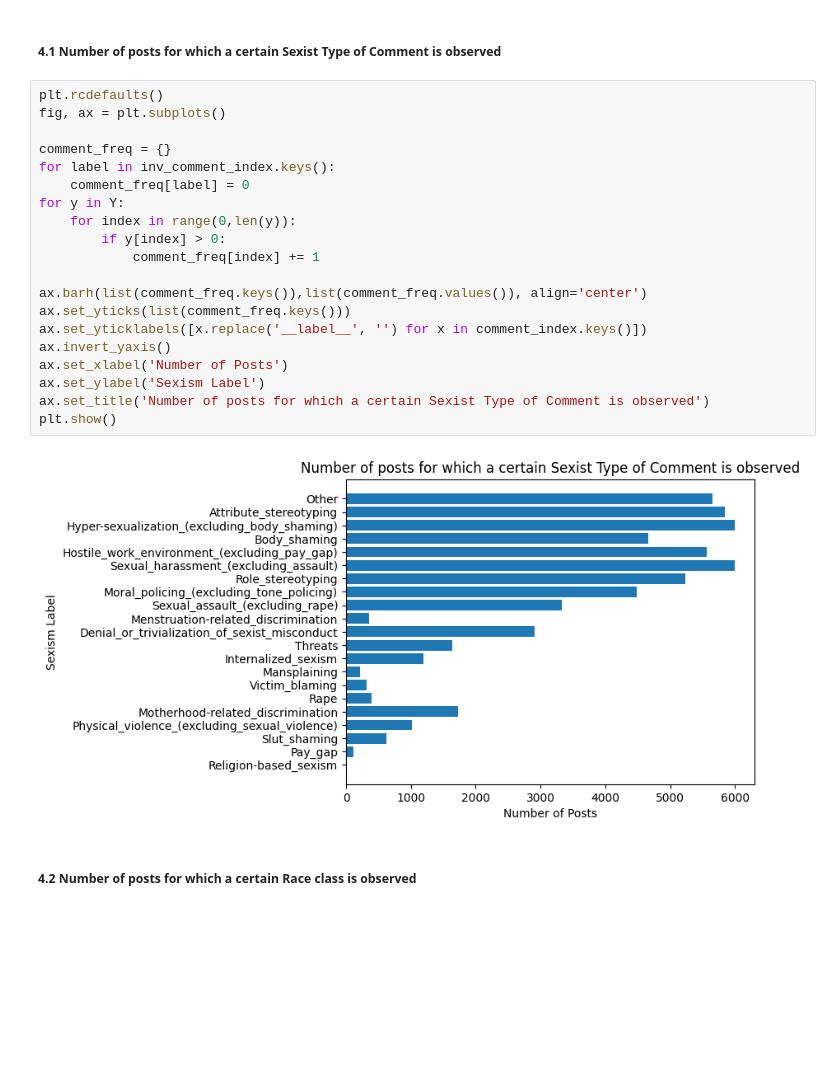
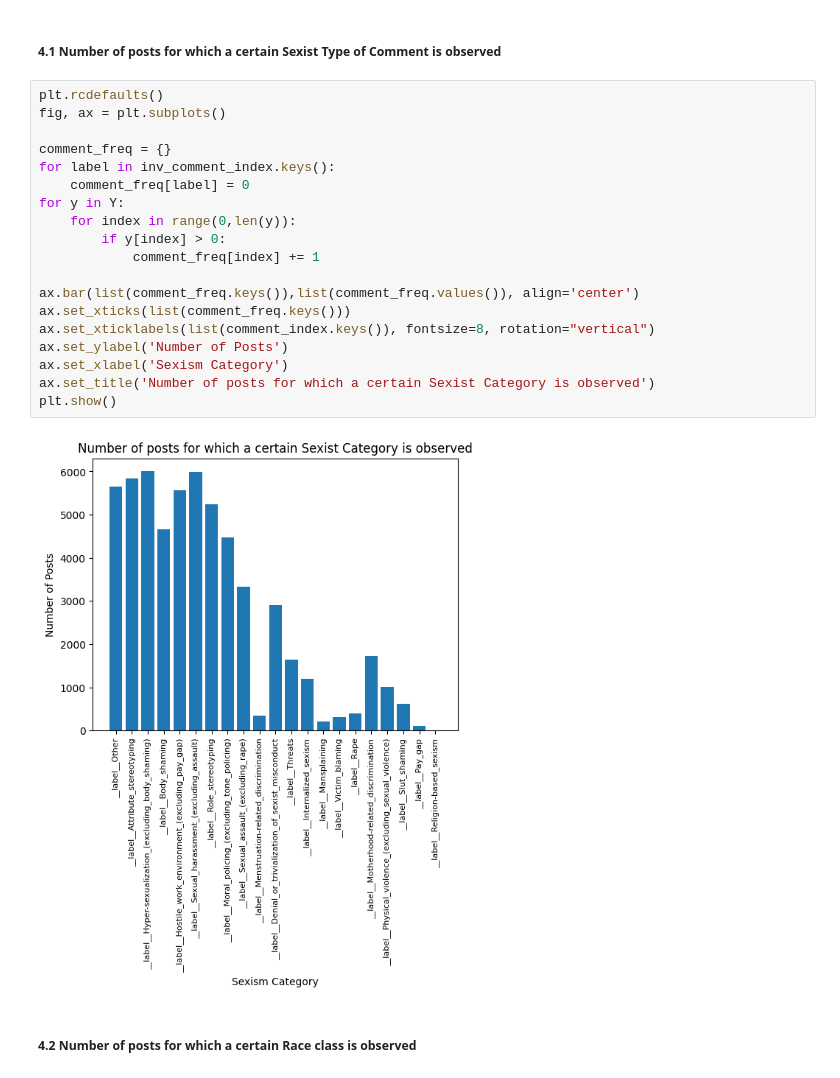
Before and after one commit to aniruddhapdeshpande99/IG-Misogyny-Classification, a Jupyter notebook: Source/IG-Sexism-Classifier.ipynb, the cells around one changed output. Drawn from its saved outputs; the diff is of its cells as text; blank space fills up the shorter version.

Commit message:
Readme and Requirements file updated. Graphs in python notebook updated slightly.

```diff
--- a/Source/IG-Sexism-Classifier.ipynb
+++ b/Source/IG-Sexism-Classifier.ipynb
@@ -87,25 +87,24 @@ Y = np.array(Y)
 # %%
 plt.rcdefaults()
 fig, ax = plt.subplots()
 
 comment_freq = {}
 for label in inv_comment_index.keys():
     comment_freq[label] = 0
 for y in Y:
     for index in range(0,len(y)):
         if y[index] > 0:
             comment_freq[index] += 1
 
-ax.barh(list(comment_freq.keys()),list(comment_freq.values()), align='center')
-ax.set_yticks(list(comment_freq.keys()))
-ax.set_yticklabels([x.replace('__label__', '') for x in comment_index.keys()])
-ax.invert_yaxis()
-ax.set_xlabel('Number of Posts')
-ax.set_ylabel('Sexism Label')
-ax.set_title('Number of posts for which a certain Sexist Type of Comment is observed')
+ax.bar(list(comment_freq.keys()),list(comment_freq.values()), align='center')
+ax.set_xticks(list(comment_freq.keys()))
+ax.set_xticklabels(list(comment_index.keys()), fontsize=8, rotation="vertical")
+ax.set_ylabel('Number of Posts')
+ax.set_xlabel('Sexism Category')
+ax.set_title('Number of posts for which a certain Sexist Category is observed')
 plt.show()
 # %% [output]
-[figure, old version]
+[figure, new version]
 # %% [markdown]
 ##### 4.2 Number of posts for which a certain Race class is observed
 # %%
```
Also changed, not shown: parts of 1 cell of this notebook, 3 other files.
